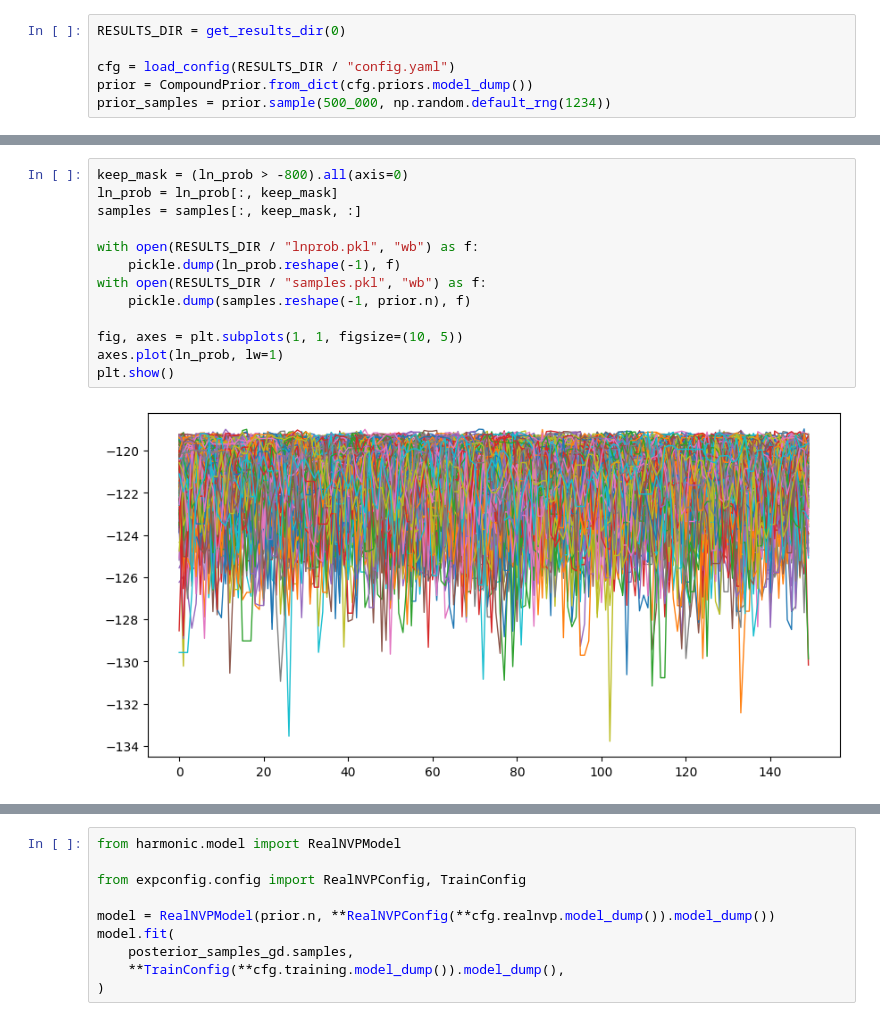
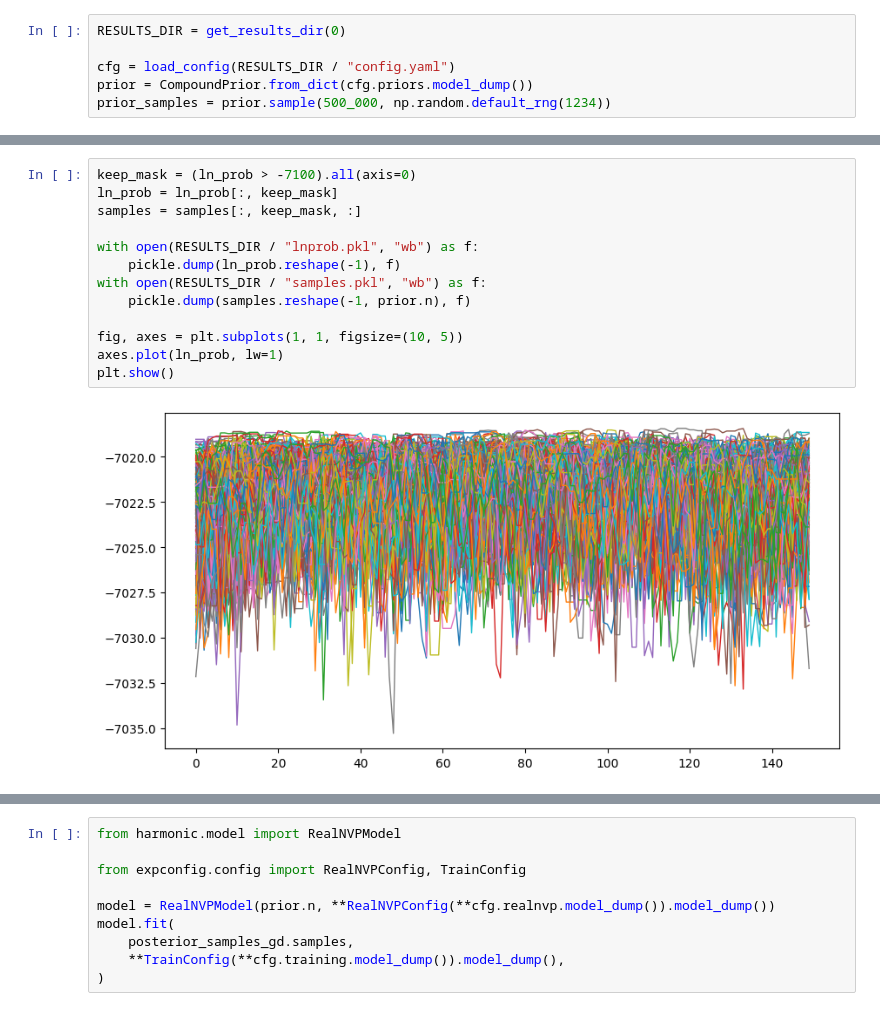
Before and after one commit to auggiemarignier/icanisddr, a Jupyter notebook: experiments/bulkic_real/notebooks/analyse_samples.ipynb, the cells around one changed output, grey strips where cells are left out. Drawn from its saved outputs; the diff is of its cells as text.

```diff
--- a/experiments/bulkic_real/notebooks/analyse_samples.ipynb
+++ b/experiments/bulkic_real/notebooks/analyse_samples.ipynb
@@ -53,18 +53,18 @@ plt.show()
 # %%
-keep_mask = (ln_prob > -800).all(axis=0)
+keep_mask = (ln_prob > -7100).all(axis=0)
 ln_prob = ln_prob[:, keep_mask]
 samples = samples[:, keep_mask, :]
 
 with open(RESULTS_DIR / "lnprob.pkl", "wb") as f:
     pickle.dump(ln_prob.reshape(-1), f)
 with open(RESULTS_DIR / "samples.pkl", "wb") as f:
     pickle.dump(samples.reshape(-1, prior.n), f)
 
 fig, axes = plt.subplots(1, 1, figsize=(10, 5))
 axes.plot(ln_prob, lw=1)
 plt.show()
 # %% [output]
-[figure, old version]
+[figure, new version]
 # %%
 if prior.n == 7:
     names = ["dA", "dC-dA", "dF-dA+2dN", "dL", "dN-dL", "eta1", "eta2"]
```
Also changed, not shown: parts of 6 cells of this notebook, 2 other files.
